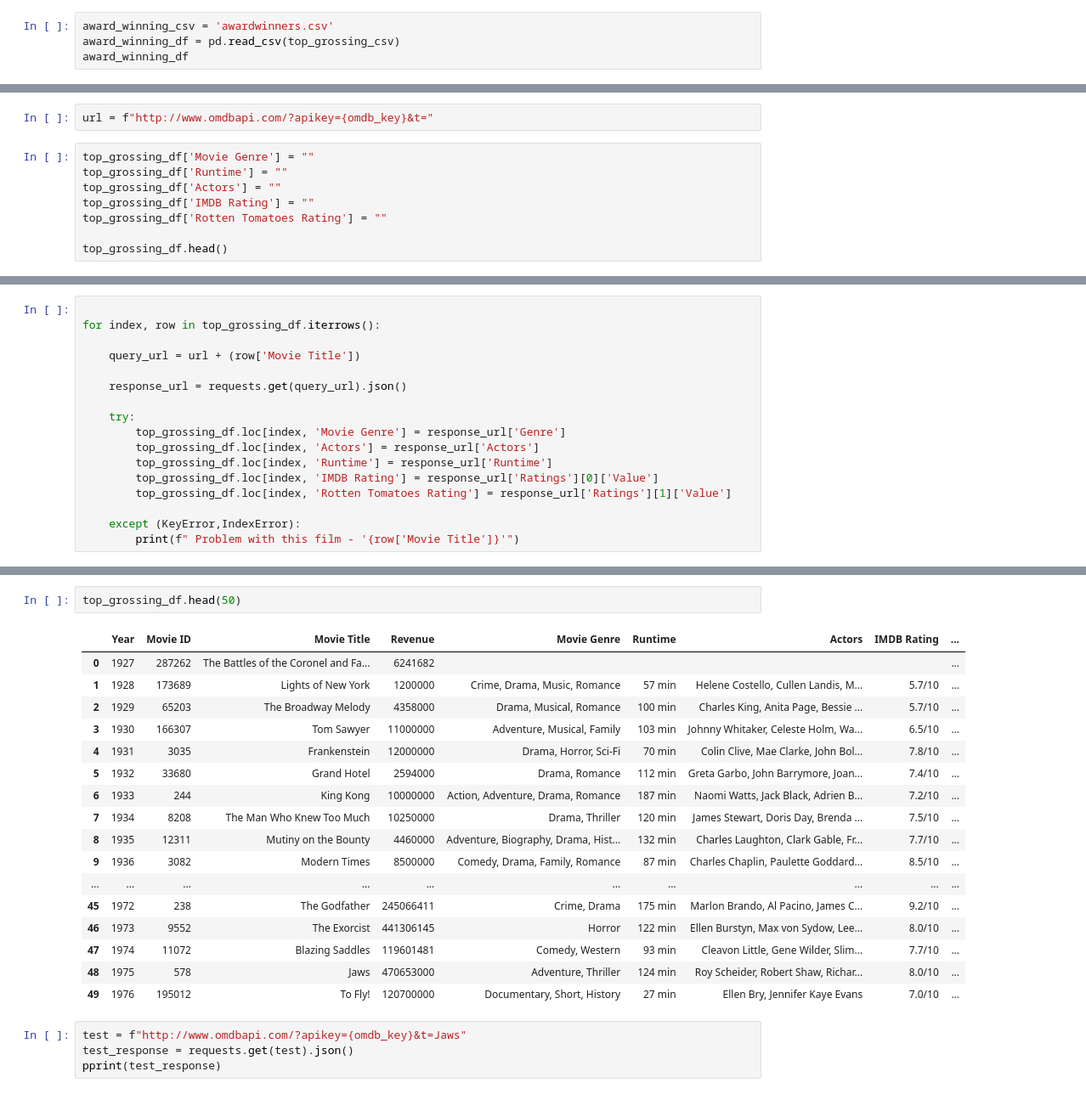
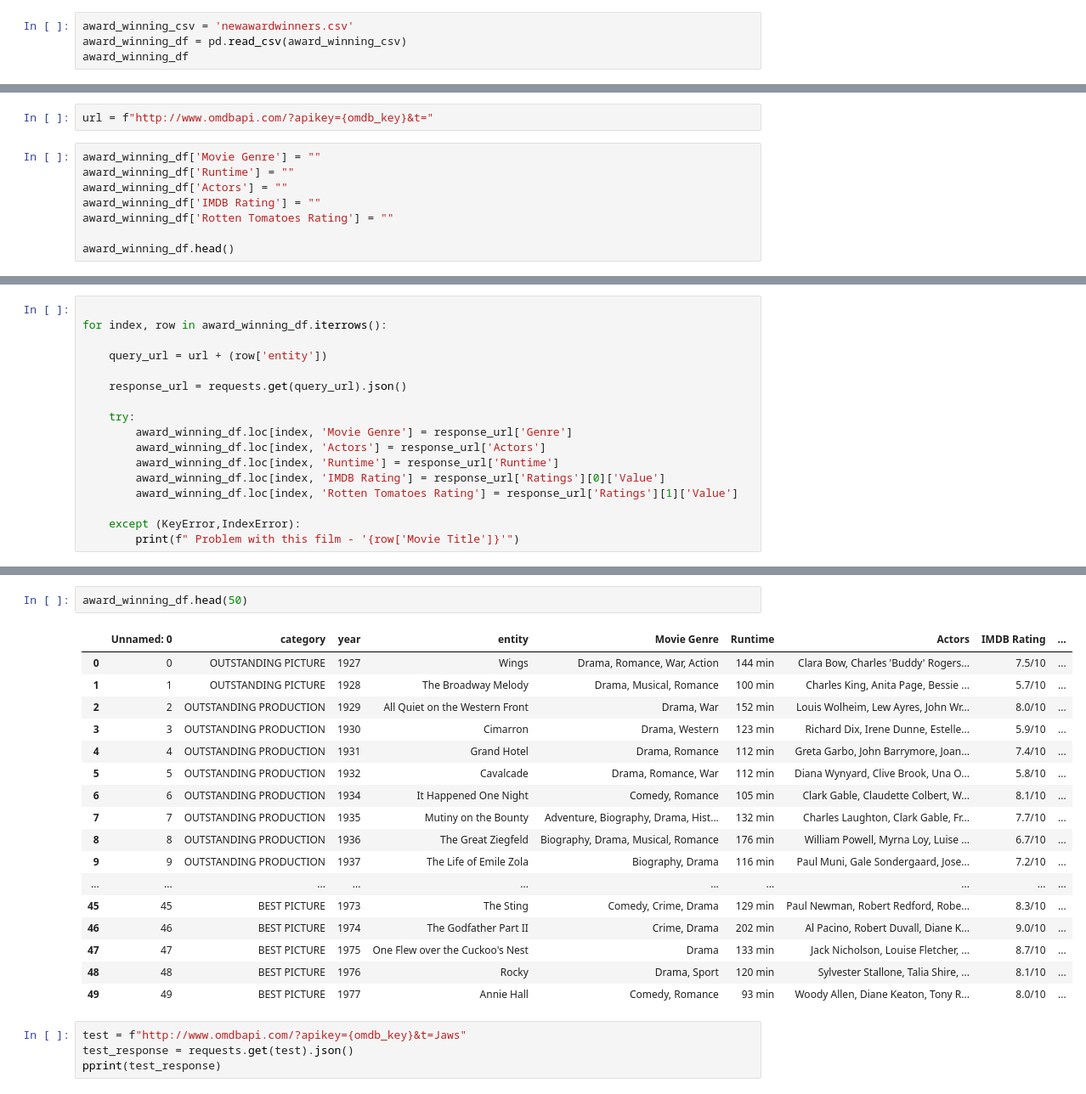
Before and after one commit to meganfoster/Group_5_Project_1, a Jupyter notebook: Award Winning Film Data.ipynb, the cells around one changed output, grey strips where cells are left out. Shown: that part at 85% size. Saved outputs shown, nothing was run; the diff lists cells and outputs as text.

```diff
--- a/Award Winning Film Data.ipynb
+++ b/Award Winning Film Data.ipynb
@@ -7,7 +7,7 @@ import pandas as pd
 
 omdb_key = "9b9d69c4"
 # %%
-award_winning_csv = 'awardwinners.csv'
-award_winning_df = pd.read_csv(top_grossing_csv)
+award_winning_csv = 'newawardwinners.csv'
+award_winning_df = pd.read_csv(award_winning_csv)
 award_winning_df
 # %% [output]
@@ -27,11 +27,11 @@ award_winning_df
 # %%
 url = f"http://www.omdbapi.com/?apikey={omdb_key}&t="
 # %%
-top_grossing_df['Movie Genre'] = ""
-top_grossing_df['Runtime'] = ""
-top_grossing_df['Actors'] = ""
-top_grossing_df['IMDB Rating'] = ""
-top_grossing_df['Rotten Tomatoes Rating'] = ""
+award_winning_df['Movie Genre'] = ""
+award_winning_df['Runtime'] = ""
+award_winning_df['Actors'] = ""
+award_winning_df['IMDB Rating'] = ""
+award_winning_df['Rotten Tomatoes Rating'] = ""
 
-top_grossing_df.head()
+award_winning_df.head()
 # %% [output]
@@ -44,17 +44,17 @@ top_grossing_df.head()
 # %%
 
-for index, row in top_grossing_df.iterrows():
+for index, row in award_winning_df.iterrows():
 
-    query_url = url + (row['Movie Title'])
+    query_url = url + (row['entity'])
 
     response_url = requests.get(query_url).json()
 
     try:
-        top_grossing_df.loc[index, 'Movie Genre'] = response_url['Genre']
-        top_grossing_df.loc[index, 'Actors'] = response_url['Actors']
-        top_grossing_df.loc[index, 'Runtime'] = response_url['Runtime']
-        top_grossing_df.loc[index, 'IMDB Rating'] = response_url['Ratings'][0]['Value']
-        top_grossing_df.loc[index, 'Rotten Tomatoes Rating'] = response_url['Ratings'][1]['Value']
+        award_winning_df.loc[index, 'Movie Genre'] = response_url['Genre']
+        award_winning_df.loc[index, 'Actors'] = response_url['Actors']
+        award_winning_df.loc[index, 'Runtime'] = response_url['Runtime']
+        award_winning_df.loc[index, 'IMDB Rating'] = response_url['Ratings'][0]['Value']
+        award_winning_df.loc[index, 'Rotten Tomatoes Rating'] = response_url['Ratings'][1]['Value']
 
     except (KeyError,IndexError):
         print(f" Problem with this film - '{row['Movie Title']}'")
@@ -73,23 +61,23 @@ for index, row in top_grossing_df.iterrows():
 # %%
-top_grossing_df.head(50)
+award_winning_df.head(50)
 # %% [output]
-|  | Year | Movie ID | Movie Title | Revenue | Movie Genre | Runtime | Actors | IMDB Rating | ... |
-| 0 | 1927 | 287262 | The Battles of the Coronel and Fa... | 6241682 |  |  |  |  | ... |
-| 1 | 1928 | 173689 | Lights of New York | 1200000 | Crime, Drama, Music, Romance | 57 min | Helene Costello, Cullen Landis, M... | 5.7/10 | ... |
-| 2 | 1929 | 65203 | The Broadway Melody | 4358000 | Drama, Musical, Romance | 100 min | Charles King, Anita Page, Bessie ... | 5.7/10 | ... |
-| 3 | 1930 | 166307 | Tom Sawyer | 11000000 | Adventure, Musical, Family | 103 min | Johnny Whitaker, Celeste Holm, Wa... | 6.5/10 | ... |
-| 4 | 1931 | 3035 | Frankenstein | 12000000 | Drama, Horror, Sci-Fi | 70 min | Colin Clive, Mae Clarke, John Bol... | 7.8/10 | ... |
-| 5 | 1932 | 33680 | Grand Hotel | 2594000 | Drama, Romance | 112 min | Greta Garbo, John Barrymore, Joan... | 7.4/10 | ... |
-| 6 | 1933 | 244 | King Kong | 10000000 | Action, Adventure, Drama, Romance | 187 min | Naomi Watts, Jack Black, Adrien B... | 7.2/10 | ... |
-| 7 | 1934 | 8208 | The Man Who Knew Too Much | 10250000 | Drama, Thriller | 120 min | James Stewart, Doris Day, Brenda ... | 7.5/10 | ... |
-| 8 | 1935 | 12311 | Mutiny on the Bounty | 4460000 | Adventure, Biography, Drama, Hist... | 132 min | Charles Laughton, Clark Gable, Fr... | 7.7/10 | ... |
-| 9 | 1936 | 3082 | Modern Times | 8500000 | Comedy, Drama, Family, Romance | 87 min | Charles Chaplin, Paulette Goddard... | 8.5/10 | ... |
+|  | Unnamed: 0 | category | year | entity | Movie Genre | Runtime | Actors | IMDB Rating | ... |
+| 0 | 0 | OUTSTANDING PICTURE | 1927 | Wings | Drama, Romance, War, Action | 144 min | Clara Bow, Charles 'Buddy' Rogers... | 7.5/10 | ... |
+| 1 | 1 | OUTSTANDING PICTURE | 1928 | The Broadway Melody | Drama, Musical, Romance | 100 min | Charles King, Anita Page, Bessie ... | 5.7/10 | ... |
+| 2 | 2 | OUTSTANDING PRODUCTION | 1929 | All Quiet on the Western Front | Drama, War | 152 min | Louis Wolheim, Lew Ayres, John Wr... | 8.0/10 | ... |
+| 3 | 3 | OUTSTANDING PRODUCTION | 1930 | Cimarron | Drama, Western | 123 min | Richard Dix, Irene Dunne, Estelle... | 5.9/10 | ... |
+| 4 | 4 | OUTSTANDING PRODUCTION | 1931 | Grand Hotel | Drama, Romance | 112 min | Greta Garbo, John Barrymore, Joan... | 7.4/10 | ... |
+| 5 | 5 | OUTSTANDING PRODUCTION | 1932 | Cavalcade | Drama, Romance, War | 112 min | Diana Wynyard, Clive Brook, Una O... | 5.8/10 | ... |
+| 6 | 6 | OUTSTANDING PRODUCTION | 1934 | It Happened One Night | Comedy, Romance | 105 min | Clark Gable, Claudette Colbert, W... | 8.1/10 | ... |
+| 7 | 7 | OUTSTANDING PRODUCTION | 1935 | Mutiny on the Bounty | Adventure, Biography, Drama, Hist... | 132 min | Charles Laughton, Clark Gable, Fr... | 7.7/10 | ... |
+| 8 | 8 | OUTSTANDING PRODUCTION | 1936 | The Great Ziegfeld | Biography, Drama, Musical, Romance | 176 min | William Powell, Myrna Loy, Luise ... | 6.7/10 | ... |
+| 9 | 9 | OUTSTANDING PRODUCTION | 1937 | The Life of Emile Zola | Biography, Drama | 116 min | Paul Muni, Gale Sondergaard, Jose... | 7.2/10 | ... |
 | ... | ... | ... | ... | ... | ... | ... | ... | ... | ... |
-| 45 | 1972 | 238 | The Godfather | 245066411 | Crime, Drama | 175 min | Marlon Brando, Al Pacino, James C... | 9.2/10 | ... |
-| 46 | 1973 | 9552 | The Exorcist | 441306145 | Horror | 122 min | Ellen Burstyn, Max von Sydow, Lee... | 8.0/10 | ... |
-| 47 | 1974 | 11072 | Blazing Saddles | 119601481 | Comedy, Western | 93 min | Cleavon Little, Gene Wilder, Slim... | 7.7/10 | ... |
-| 48 | 1975 | 578 | Jaws | 470653000 | Adventure, Thriller | 124 min | Roy Scheider, Robert Shaw, Richar... | 8.0/10 | ... |
-| 49 | 1976 | 195012 | To Fly! | 120700000 | Documentary, Short, History | 27 min | Ellen Bry, Jennifer Kaye Evans | 7.0/10 | ... |
+| 45 | 45 | BEST PICTURE | 1973 | The Sting | Comedy, Crime, Drama | 129 min | Paul Newman, Robert Redford, Robe... | 8.3/10 | ... |
+| 46 | 46 | BEST PICTURE | 1974 | The Godfather Part II | Crime, Drama | 202 min | Al Pacino, Robert Duvall, Diane K... | 9.0/10 | ... |
+| 47 | 47 | BEST PICTURE | 1975 | One Flew over the Cuckoo's Nest | Drama | 133 min | Jack Nicholson, Louise Fletcher, ... | 8.7/10 | ... |
+| 48 | 48 | BEST PICTURE | 1976 | Rocky | Drama, Sport | 120 min | Sylvester Stallone, Talia Shire, ... | 8.1/10 | ... |
+| 49 | 49 | BEST PICTURE | 1977 | Annie Hall | Comedy, Romance | 93 min | Woody Allen, Diane Keaton, Tony R... | 8.0/10 | ... |
 # %%
 test = f"http://www.omdbapi.com/?apikey={omdb_key}&t=Jaws"
 test_response = requests.get(test).json()
```
Also changed, not shown: parts of 3 cells of this notebook, 1 other file.
